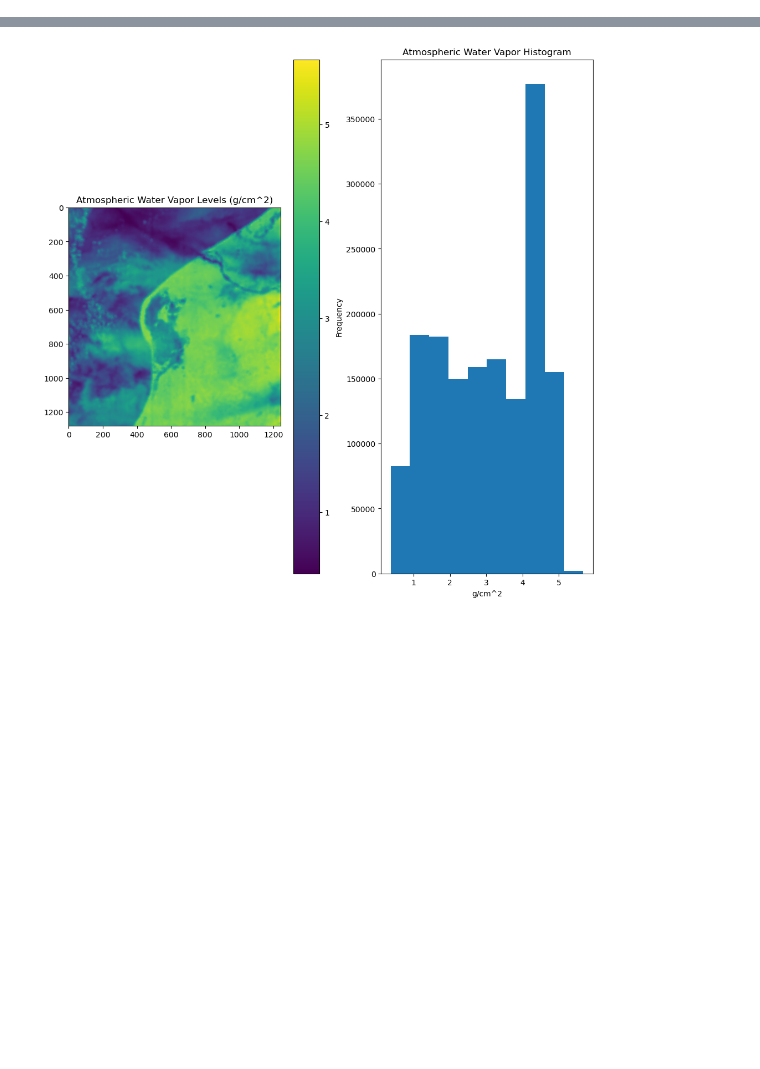
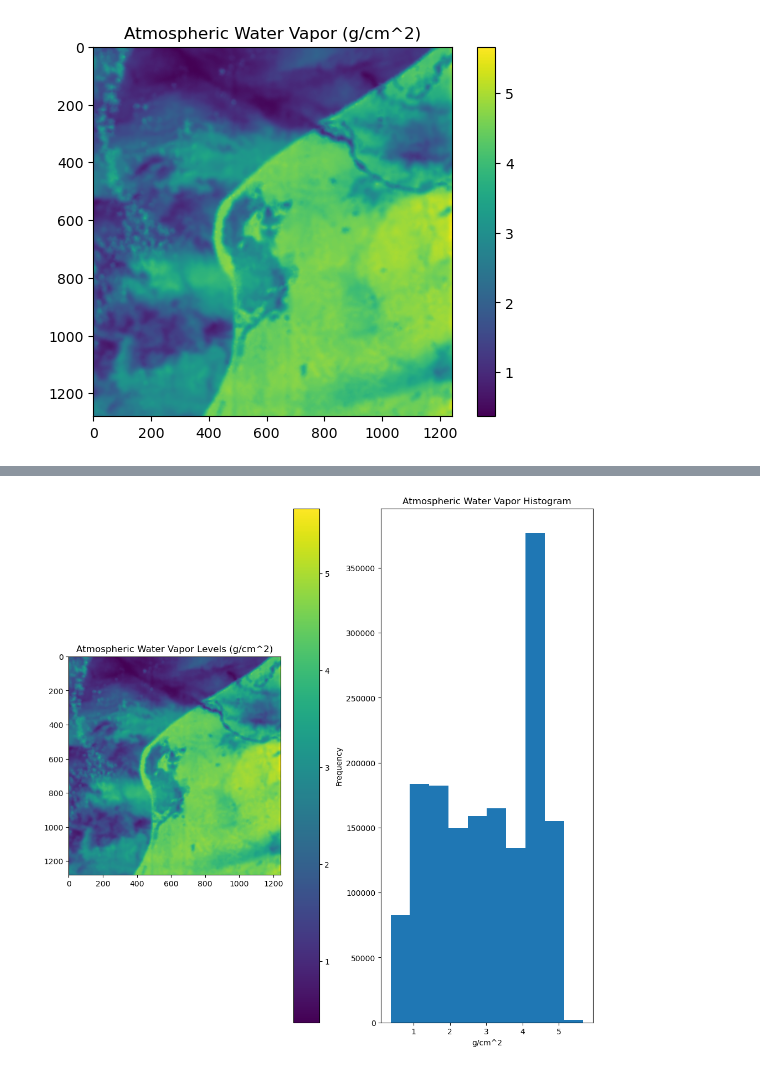
Before and after one commit to varunpatro1/water_vapor_estimation, a Jupyter notebook: h2o_hist.ipynb, the cells around one changed output, grey strips where cells are left out. Drawn from its saved outputs; the diff is of its cells as text; code cells hidden in the pictures; blank space fills up the shorter version.

Commit message:
wrote and implemented h2o_vapor plotting script

```diff
--- a/h2o_hist.ipynb
+++ b/h2o_hist.ipynb
@@ -5,3 +5,10 @@ from spectral.io import envi
 mask_header = envi.open('../west_africa_scene/wa_unortho/EMIT_L2A_MASK_001_20230321T150833_2308010_003_mask.hdr')
 mask_data = mask_header.open_memmap(interleave = 'bip')
 water_vapor = mask_data[:,:,6]
+# %%
+plt.imshow(water_vapor)
+plt.colorbar()
+plt.title('Atmospheric Water Vapor (g/cm^2)')
+plt.show()
+# %% [output]
+[figure, added]
```
Also changed, not shown: parts of 2 cells of this notebook, 1 other file.
